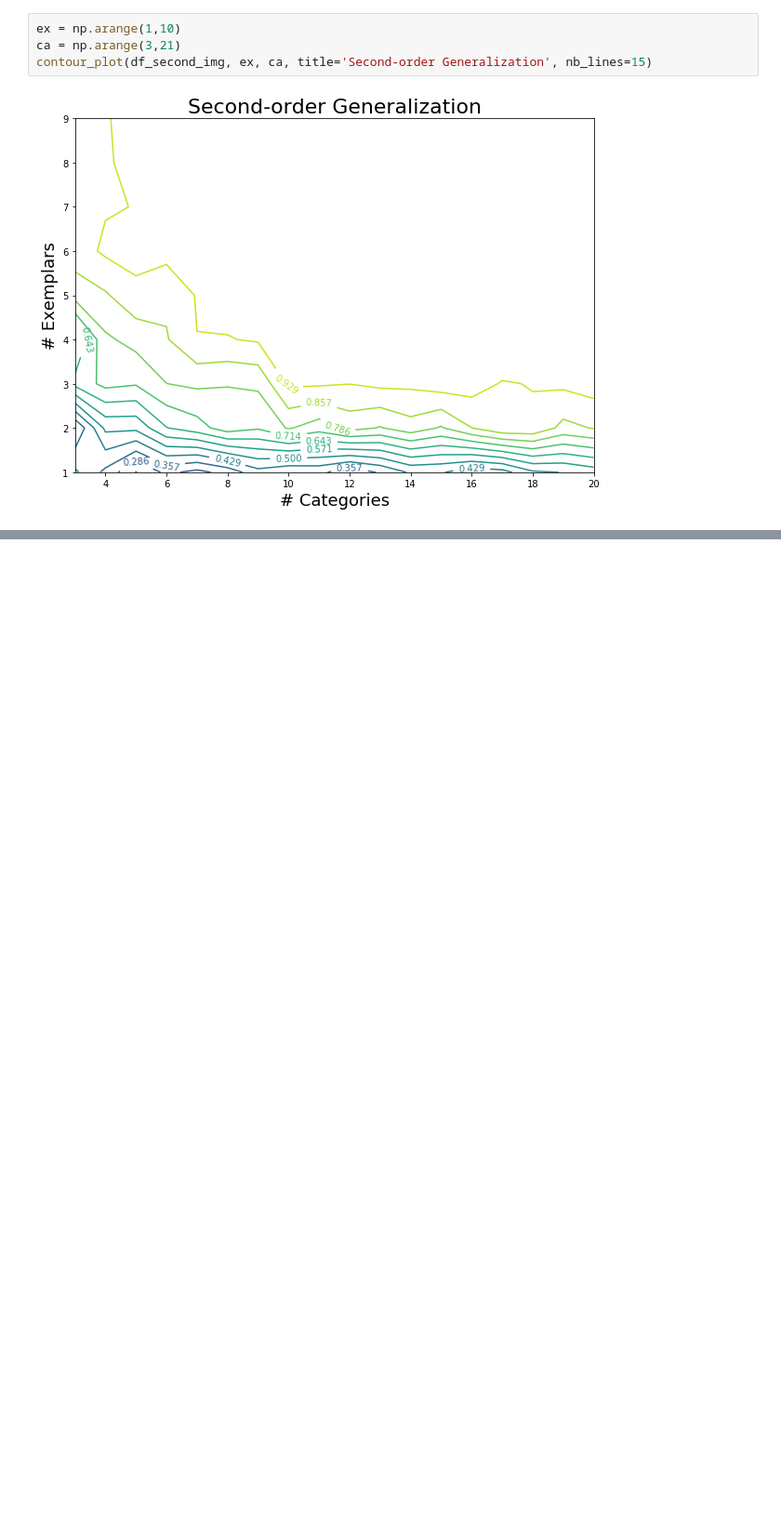
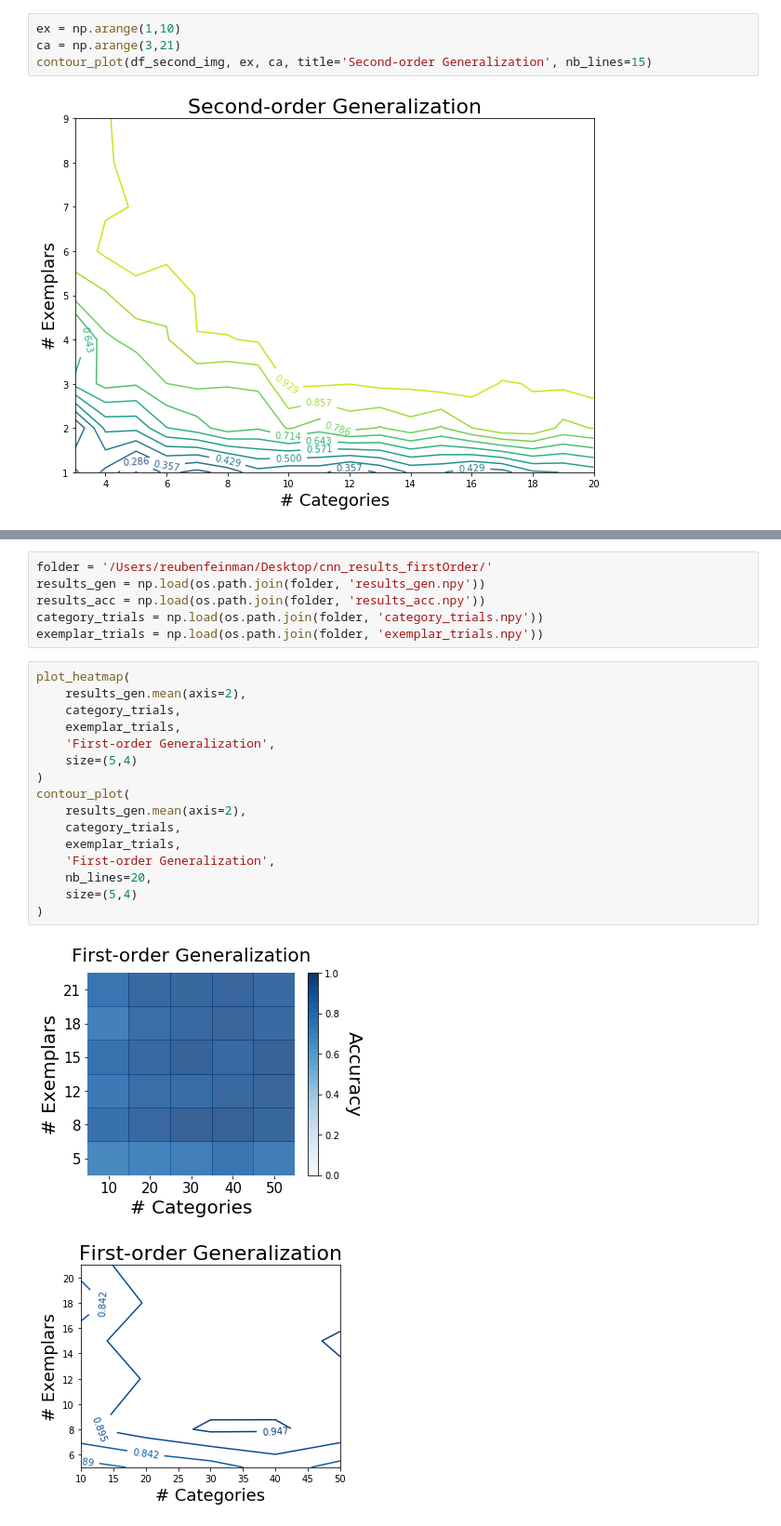
Before and after one commit to rfeinman/learning-to-learn, a Jupyter notebook: notebooks/heatmap.ipynb, the cells around one changed output, grey strips where cells are left out. Shown at 93% size. Cells and saved outputs as stored; diff of their text form; blank space fills up the shorter version.

```diff
--- a/notebooks/heatmap.ipynb
+++ b/notebooks/heatmap.ipynb
@@ -212,0 +293,25 @@ contour_plot(df_second_img, ex, ca, title='Second-order Generalization', nb_line
+# %%
+folder = '/Users/reubenfeinman/Desktop/cnn_results_firstOrder/'
+results_gen = np.load(os.path.join(folder, 'results_gen.npy'))
+results_acc = np.load(os.path.join(folder, 'results_acc.npy'))
+category_trials = np.load(os.path.join(folder, 'category_trials.npy'))
+exemplar_trials = np.load(os.path.join(folder, 'exemplar_trials.npy'))
+# %%
+plot_heatmap(
+    results_gen.mean(axis=2),
+    category_trials,
+    exemplar_trials,
+    'First-order Generalization',
+    size=(5,4)
+)
+contour_plot(
+    results_gen.mean(axis=2),
+    category_trials,
+    exemplar_trials,
+    'First-order Generalization',
+    nb_lines=20,
+    size=(5,4)
+)
+# %% [output]
+[figure, added]
+[figure, added]
```
Also changed, not shown: parts of 11 cells of this notebook, 8 other files.
